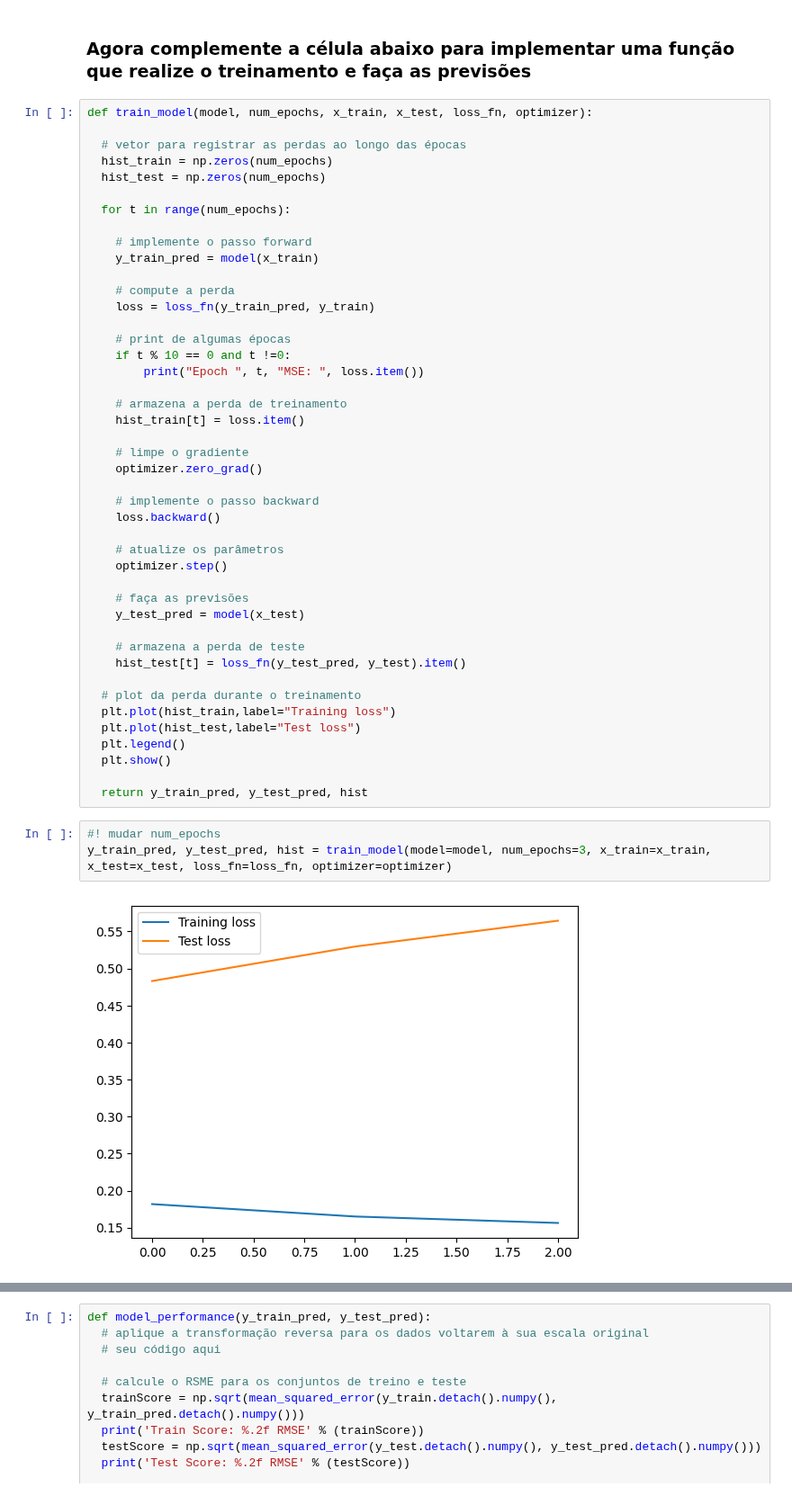
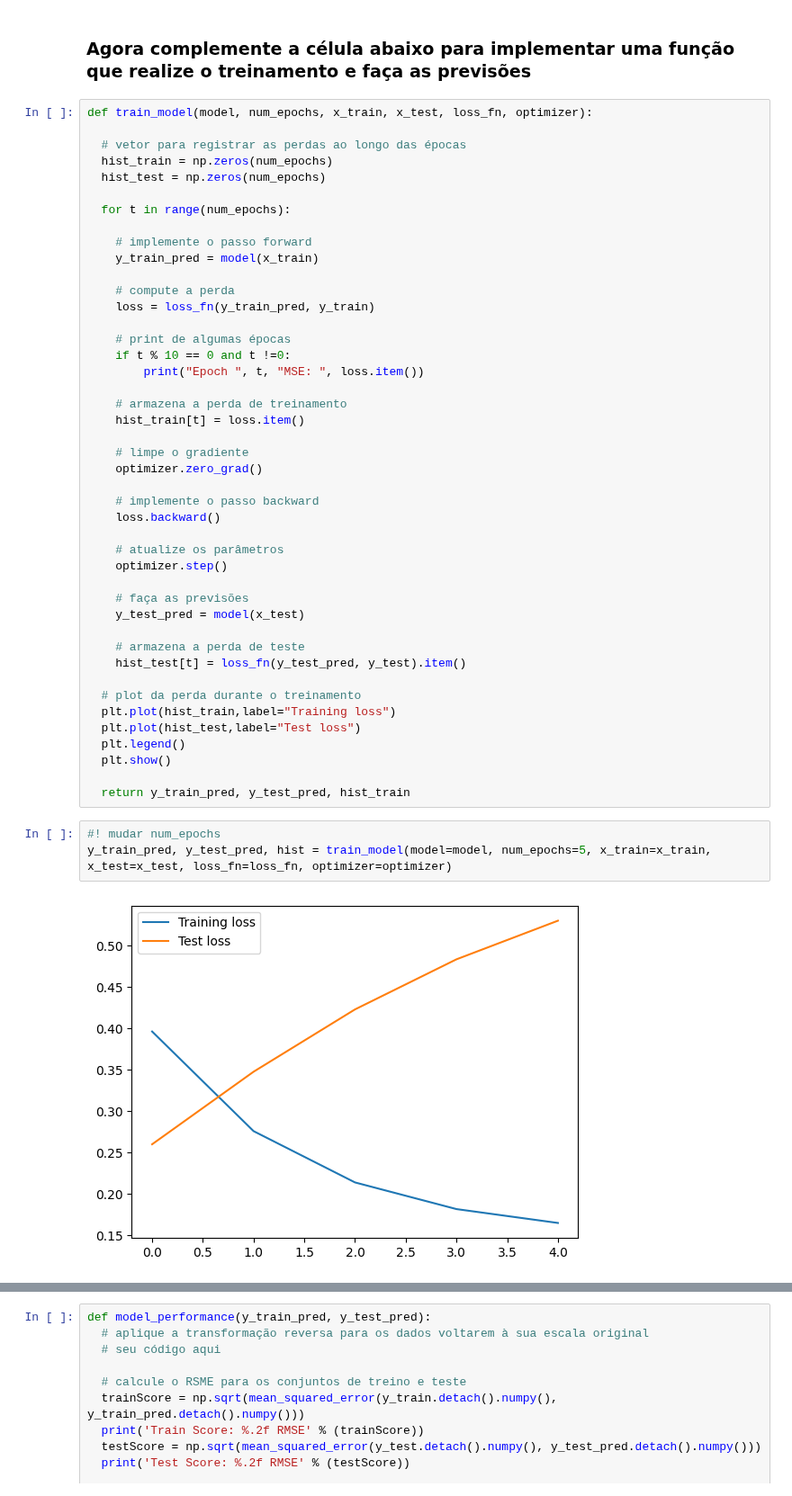
Before and after one commit to KLC8-DFCM/RedesNeurais, a Jupyter notebook: Trabalho2/T2_LSTM.ipynb, the cells around one changed output, grey strips where cells are left out. Shown at 90% size. Cells and saved outputs as stored; diff of their text form.

```diff
--- a/Trabalho2/T2_LSTM.ipynb
+++ b/Trabalho2/T2_LSTM.ipynb
@@ -311,9 +311,9 @@ def train_model(model, num_epochs, x_train, x_test, loss_fn, optimizer):
   plt.legend()
   plt.show()
 
-  return y_train_pred, y_test_pred, hist
+  return y_train_pred, y_test_pred, hist_train
 # %%
 #! mudar num_epochs
-y_train_pred, y_test_pred, hist = train_model(model=model, num_epochs=3, x_train=x_train, x_test=x_test, loss_fn=loss_fn, optimizer=optimizer)
+y_train_pred, y_test_pred, hist = train_model(model=model, num_epochs=5, x_train=x_train, x_test=x_test, loss_fn=loss_fn, optimizer=optimizer)
 # %% [output]
-[figure, old version]
+[figure, new version]
```
Also changed, not shown: parts of 6 cells of this notebook.
